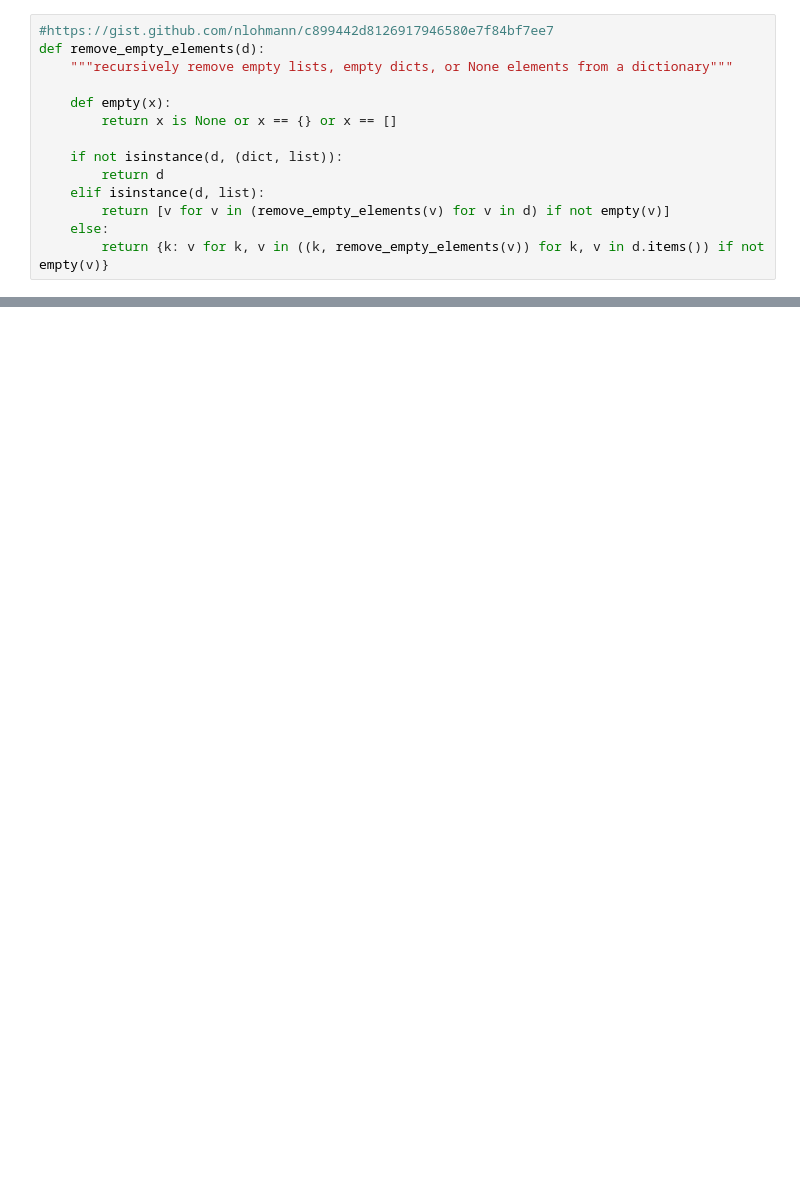
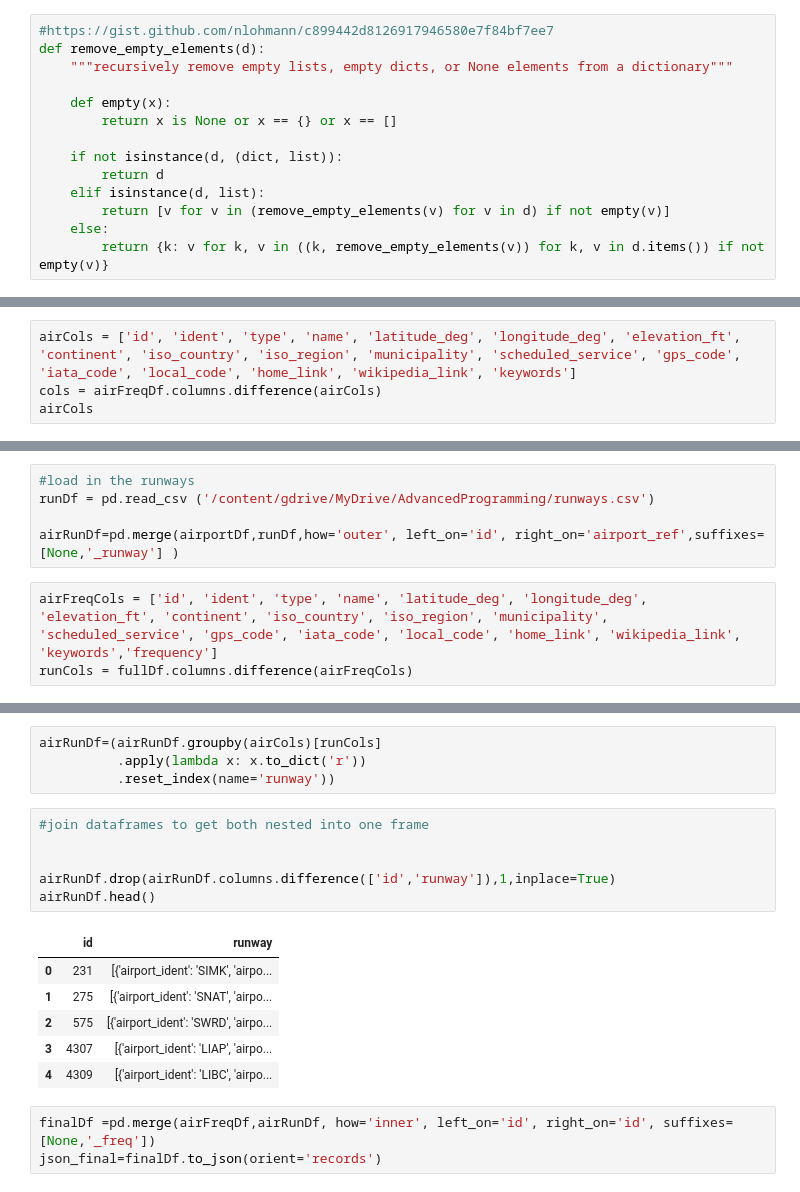
Before and after one commit to DracoStandard/Coursera_Capstone, a Jupyter notebook: airportJSON.ipynb, the cells around one changed output, grey strips where cells are left out. Cells and saved outputs as stored; diff of their text form; blank space fills up the shorter version.

```diff
--- a/airportJSON.ipynb
+++ b/airportJSON.ipynb
@@ -176,0 +68,4 @@ k
+# %%
+airCols = ['id', 'ident', 'type', 'name', 'latitude_deg', 'longitude_deg', 'elevation_ft', 'continent', 'iso_country', 'iso_region', 'municipality', 'scheduled_service', 'gps_code', 'iata_code', 'local_code', 'home_link', 'wikipedia_link', 'keywords']
+cols = airFreqDf.columns.difference(airCols)
+airCols
@@ -176,0 +110,8 @@ k
+# %%
+#load in the runways
+runDf = pd.read_csv ('/content/gdrive/MyDrive/AdvancedProgramming/runways.csv')
+
+airRunDf=pd.merge(airportDf,runDf,how='outer', left_on='id', right_on='airport_ref',suffixes=[None,'_runway'] )
+# %%
+airFreqCols = ['id', 'ident', 'type', 'name', 'latitude_deg', 'longitude_deg', 'elevation_ft', 'continent', 'iso_country', 'iso_region', 'municipality', 'scheduled_service', 'gps_code', 'iata_code', 'local_code', 'home_link', 'wikipedia_link', 'keywords','frequency']
+runCols = fullDf.columns.difference(airFreqCols)
@@ -176,0 +149,20 @@ k
+# %%
+airRunDf=(airRunDf.groupby(airCols)[runCols]
+          .apply(lambda x: x.to_dict('r'))
+          .reset_index(name='runway'))
+# %%
+#join dataframes to get both nested into one frame
+
+
+airRunDf.drop(airRunDf.columns.difference(['id','runway']),1,inplace=True)
+airRunDf.head()
+# %% [output]
+|  | id | runway |
+| 0 | 231 | [{'airport_ident': 'SIMK', 'airpo... |
+| 1 | 275 | [{'airport_ident': 'SNAT', 'airpo... |
+| 2 | 575 | [{'airport_ident': 'SWRD', 'airpo... |
+| 3 | 4307 | [{'airport_ident': 'LIAP', 'airpo... |
+| 4 | 4309 | [{'airport_ident': 'LIBC', 'airpo... |
+# %%
+finalDf =pd.merge(airFreqDf,airRunDf, how='inner', left_on='id', right_on='id', suffixes=[None,'_freq'])
+json_final=finalDf.to_json(orient='records')
```
Also changed, not shown: parts of 26 cells of this notebook.
